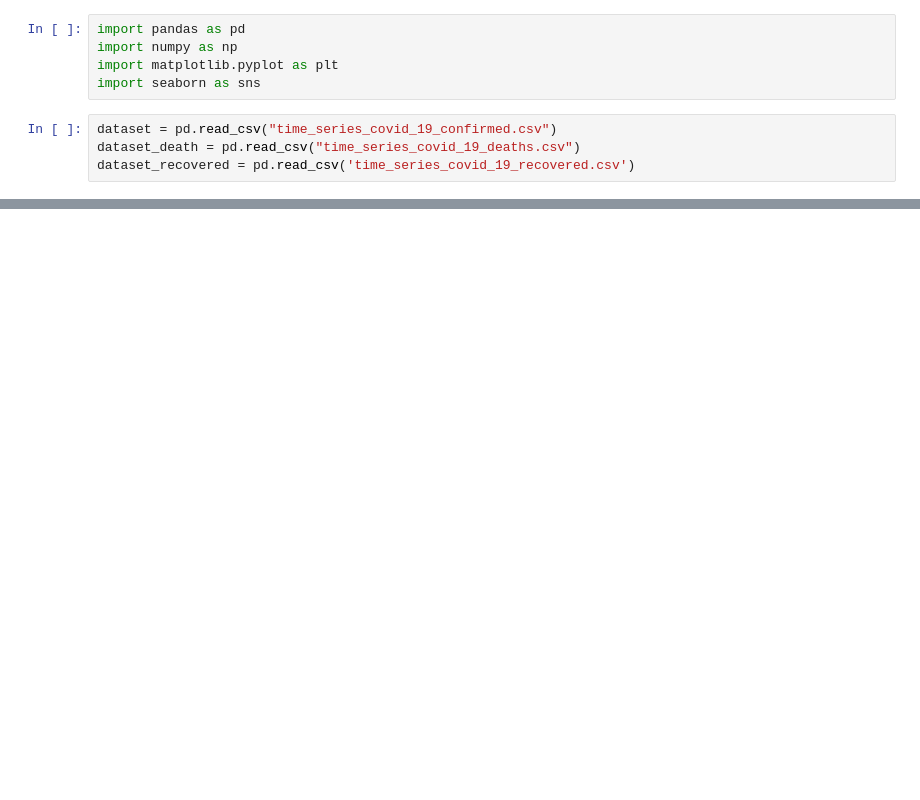
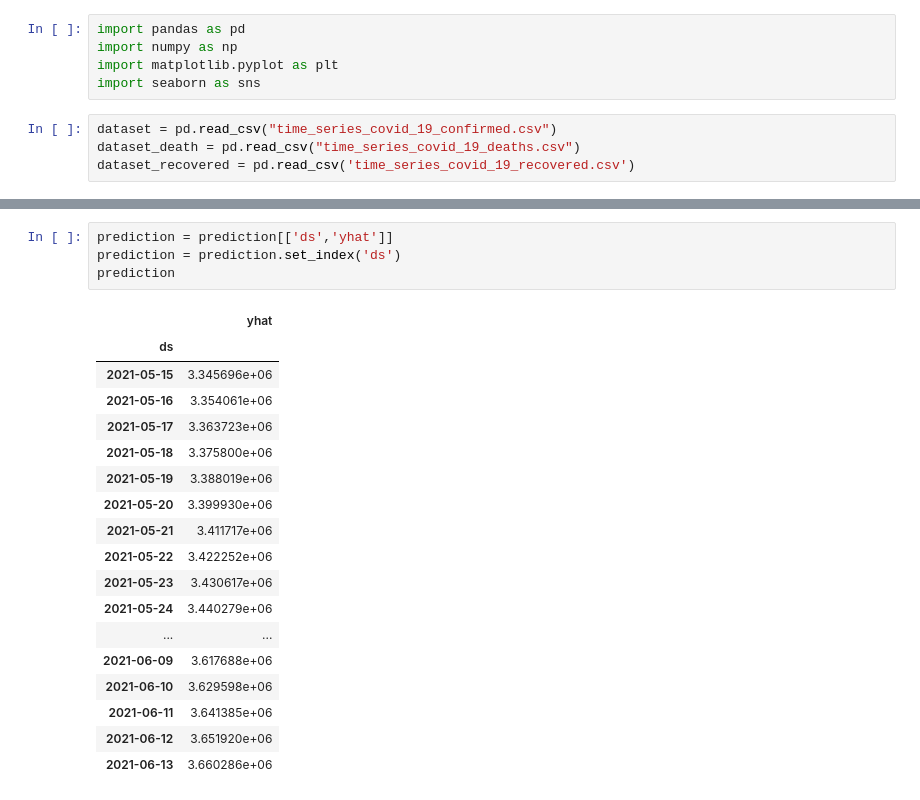
Before and after one commit to muhammad-usman147/CovidAnalysis, a Jupyter notebook: forecasting.ipynb, the cells around one changed output, grey strips where cells are left out. Cells and saved outputs as stored; diff of their text form; blank space fills up the shorter version.

```diff
--- a/forecasting.ipynb
+++ b/forecasting.ipynb
@@ -60,0 +158,23 @@ pd.DataFrame(dataset_death.iloc[:,4:].T.sum(axis = 1))
+# %%
+prediction = prediction[['ds','yhat']]
+prediction = prediction.set_index('ds')
+prediction
+# %% [output]
+|  | yhat |
+| ds |  |
+| 2021-05-15 | 3.345696e+06 |
+| 2021-05-16 | 3.354061e+06 |
+| 2021-05-17 | 3.363723e+06 |
+| 2021-05-18 | 3.375800e+06 |
+| 2021-05-19 | 3.388019e+06 |
+| 2021-05-20 | 3.399930e+06 |
+| 2021-05-21 | 3.411717e+06 |
+| 2021-05-22 | 3.422252e+06 |
+| 2021-05-23 | 3.430617e+06 |
+| 2021-05-24 | 3.440279e+06 |
+| ... | ... |
+| 2021-06-09 | 3.617688e+06 |
+| 2021-06-10 | 3.629598e+06 |
+| 2021-06-11 | 3.641385e+06 |
+| 2021-06-12 | 3.651920e+06 |
+| 2021-06-13 | 3.660286e+06 |
```
Also changed, not shown: parts of 15 cells of this notebook.
